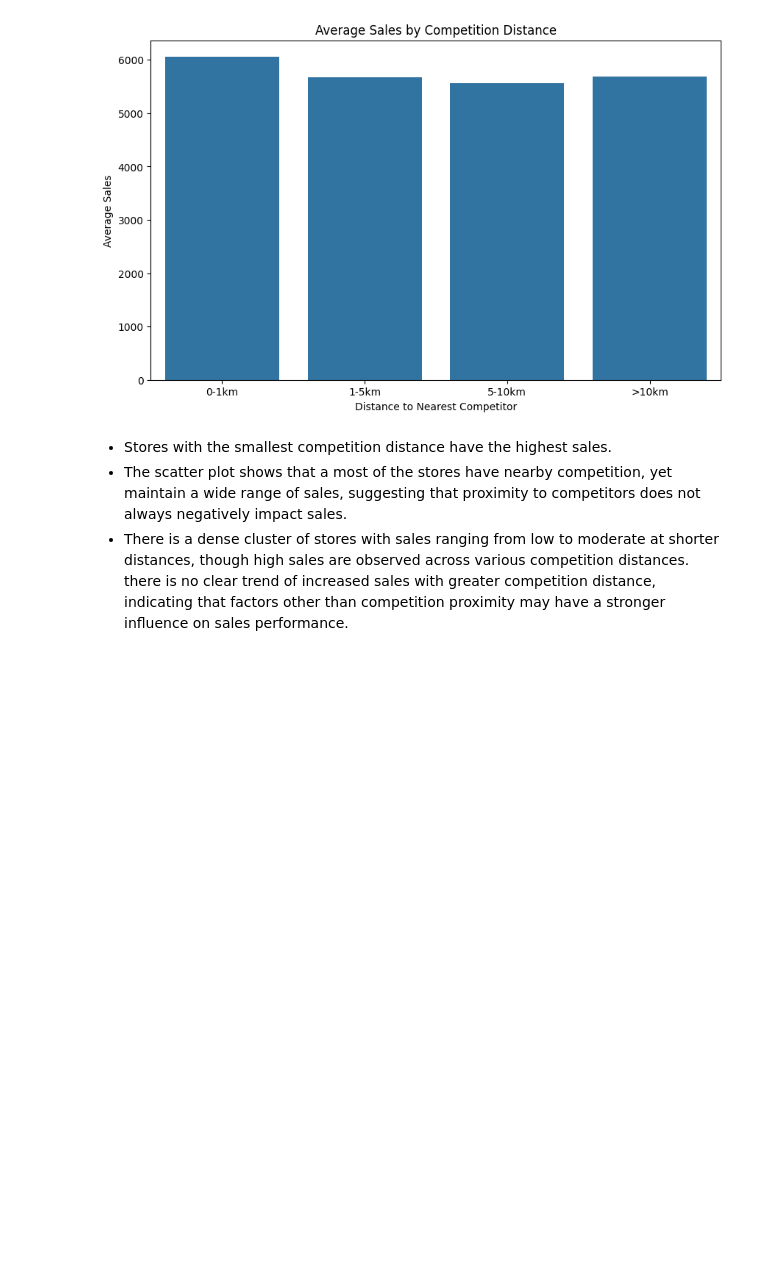
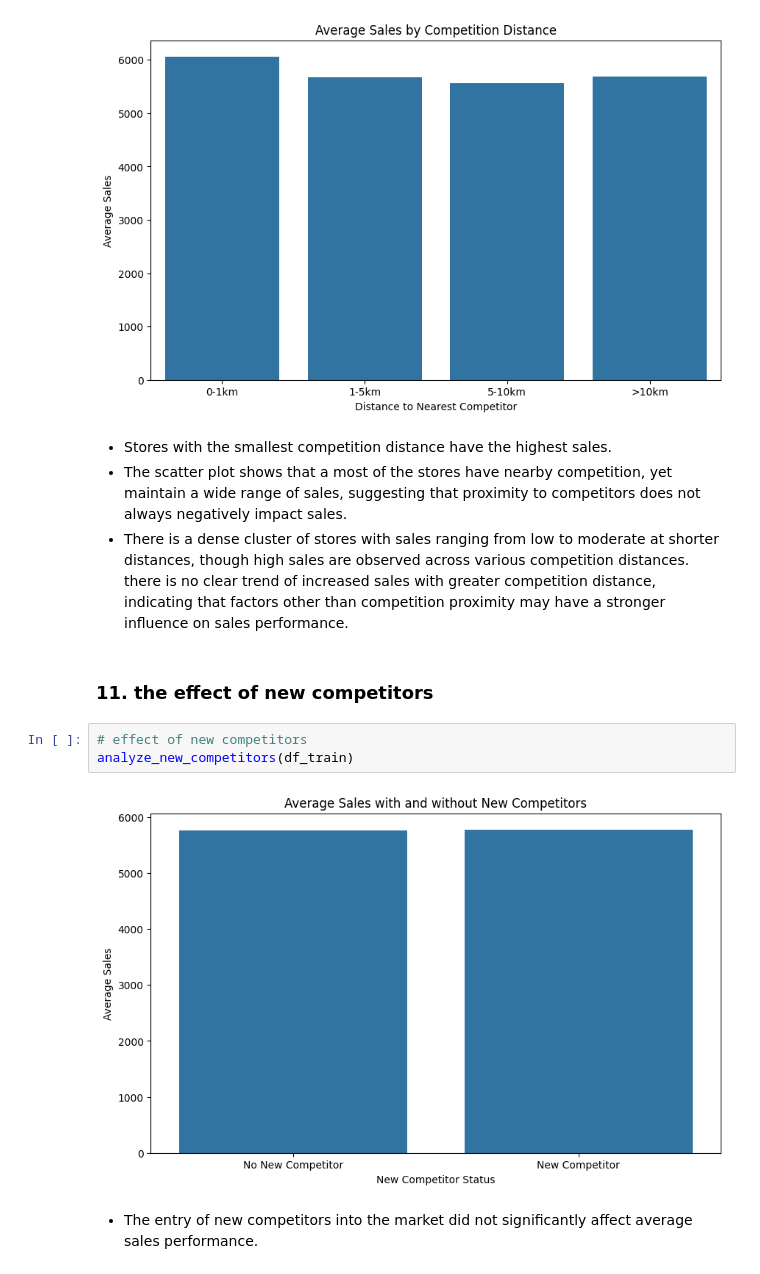
Before and after one commit to OL-YAD/rossmann-pharmaceuticals-sales-forecast, a Jupyter notebook: notebooks/eda_analysis.ipynb, the cells around one changed output. Cells and saved outputs as stored; diff of their text form; blank space fills up the shorter version.

```diff
--- a/notebooks/eda_analysis.ipynb
+++ b/notebooks/eda_analysis.ipynb
@@ -224,3 +244,12 @@ Sales vs Competition Distance (Correlation: -0.02)
 - Stores with the smallest competition distance have the highest sales.
 - The scatter plot shows that a most of the stores have nearby competition, yet maintain a wide range of sales, suggesting that proximity to competitors does not always negatively impact sales.
 - There is a dense cluster of stores with sales ranging from low to moderate at shorter distances, though high sales are observed across various competition distances. there is no clear trend of increased sales with greater competition distance, indicating that factors other than competition proximity may have a stronger influence on sales performance.
+# %% [markdown]
+### 11. the effect of new competitors
+# %%
+# effect of new competitors
+analyze_new_competitors(df_train)
+# %% [output]
+[figure, added]
+# %% [markdown]
+- The entry of new competitors into the market did not significantly affect average sales performance.
```
Also changed, not shown: parts of 17 cells of this notebook.
